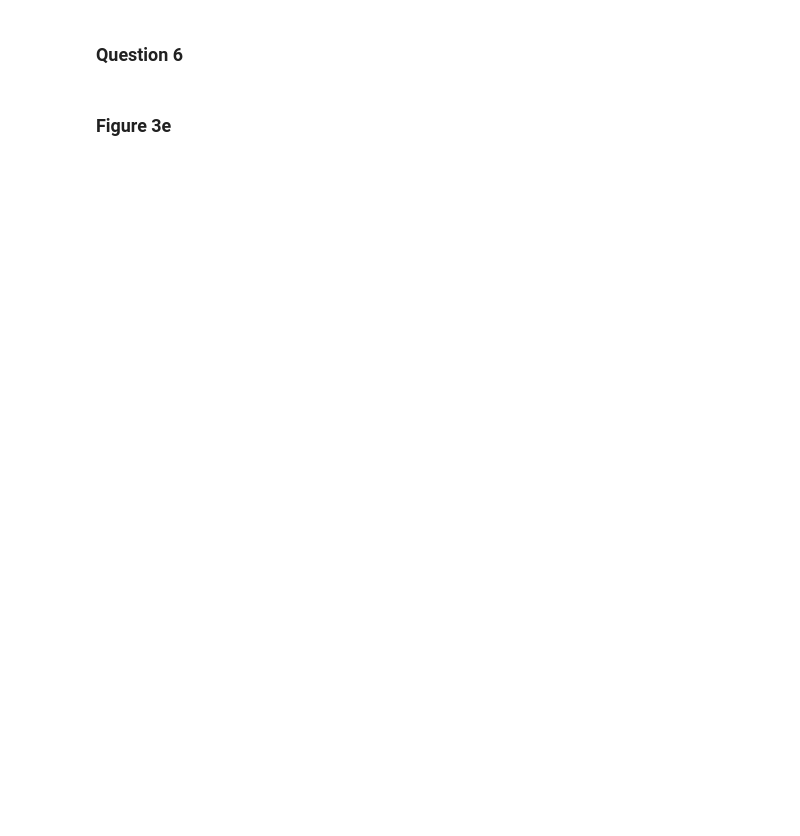
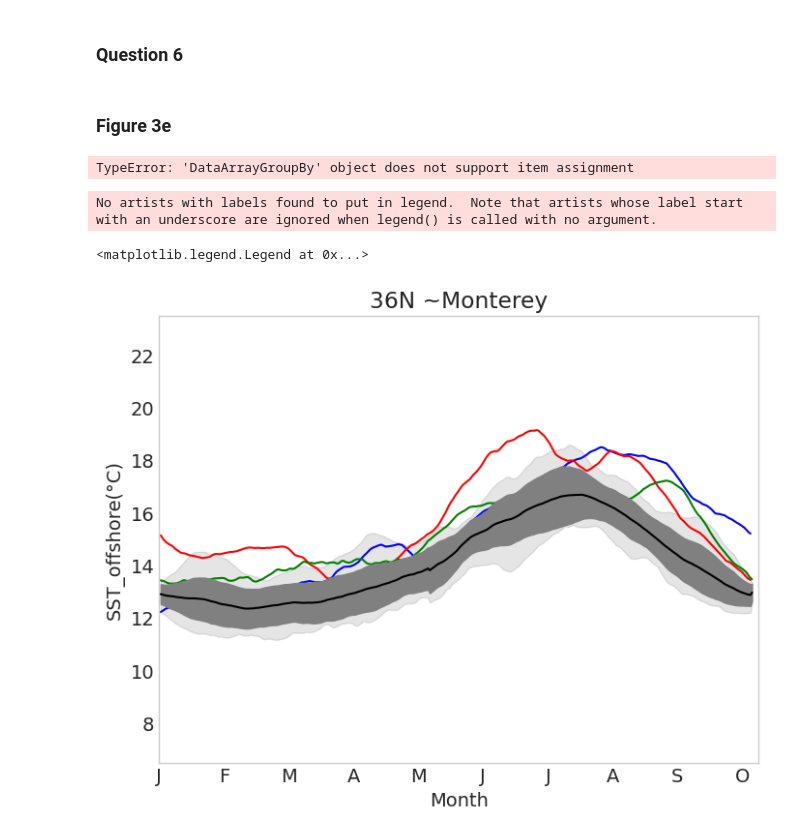
Before and after one commit to UCB-stat-159-s23/hw03-Group26, a Jupyter notebook: q6_hw3.ipynb, the cells around one changed output. Cells and saved outputs as stored; diff of their text form; code cells hidden in the pictures; blank space fills up the shorter version.

```diff
--- a/q6_hw3.ipynb
+++ b/q6_hw3.ipynb
@@ -24,8 +45,67 @@ ds = xr.open_dataset("~/shared/climate-data/ds_hw.nc")
 # %%
 # setting coordinates to Monterey Bay and subsetting data
-latitude, longitude = 36.80, 121.94
-monterey = ds.sel(lat=latitude, lon=longitude, method='nearest')
+latitude, longitude = 36.80, -121.94
+offshore_longitude = offshore(latitude, longitude, distance=1)
+# %%
+# celsius conversion
+ds['sst_celsius'] = monterey.analysed_sst - 273.15
+ds.coords['day_of_year'] = ds.time.dt.dayofyear
+# %%
+# making sure to select location using offshore longitude in this case
+monterey = ds.sel(lat=latitude, lon=offshore_longitude, method='nearest')
 # %%
-# celsius and date conversions
-monterey['sst_celsius'] = monterey.analysed_sst - 273.15
-monterey.coords['day'] = monterey.time.dt.dayofyear
+# rolling average on entire dataset
+ds_roll = monterey.sst_celsius.rolling(time=30, center=True).mean()
+
+# filter by year
+ds14 = ds_roll.sel(time='2014')
+ds15 = ds_roll.sel(time='2015')
+ds16 = ds_roll.sel(time='2016')
+
+# rolling mean over 2002-2013
+period = ds_roll.sel(time=slice('2002','2013')).groupby('day_of_year')
+rollings_means = ds_roll.sel(time=slice('2002','2013')).groupby('day_of_year').mean()
+maxes = ds_roll.sel(time=slice('2002','2013')).groupby('day_of_year').max()
+mins = ds_roll.sel(time=slice('2002','2013')).groupby('day_of_year').min()
+rollings_sds = ds_roll.sel(time=slice('2002','2013')).groupby('day_of_year').std()
+
+rollings_sds['sd_lower_bound'] = rollings_grouped - rollings_sds
+rollings_sds['sd_upper_bound'] = rollings_grouped + rollings_sds
+
+# maxes and mins from 2002-2013
+maxes = period.max()
+mins = period.min()
+extremum = period.mean()
+extremum['maxes'] = maxes
+extremum['mins'] = mins
+# %% [output]
+TypeError: 'DataArrayGroupBy' object does not support item assignment
+# %%
+# plot rolling means for 2002-2013
+rollings_grouped.plot(x='day_of_year', color='black', zorder=4)
+
+# plot 2014, 2015, 2016
+ds14.plot(x='day_of_year', color='blue')
+ds15.plot(x='day_of_year', color='red')
+ds16.plot(x='day_of_year', color='green')
+
+# create shaded area for maximum/minimum, opaque area for +- 1 SD
+plt.fill_between(rollings_sds.day_of_year, rollings_sds.sd_lower_bound, rollings_sds.sd_upper_bound, zorder=3, color='gray')
+plt.fill_between(extremum.day_of_year, extremum.mins, extremum.maxes, alpha=0.1, color='black')
+
+# titling and labeling, legend, gridlines
+plt.title('36N ~Monterey')
+plt.grid(False)
+plt.xticks(np.arange(0, 480, 40),
+           ['J', 'F', 'M', 'A', 'M', 'J', 'J', 'A', 'S', 'O', 'N', 'D'])
+plt.xlabel('Month')
+plt.ylim(6.5, 23.5)
+plt.xlim(0, 370)
+plt.ylabel('SST_offshore(°C)')
+plt.legend(loc='upper left', labelcolor='linecolor', handlelength=0)
+
+# plt.savefig('outputs/q06.png')
+# %% [output]
+No artists with labels found to put in legend.  Note that artists whose label start with an underscore are ignored when legend() is called with no argument.
+<matplotlib.legend.Legend at 0x...>
+[figure, added]
```
Also changed, not shown: parts of 4 cells of this notebook, 3 other files.
